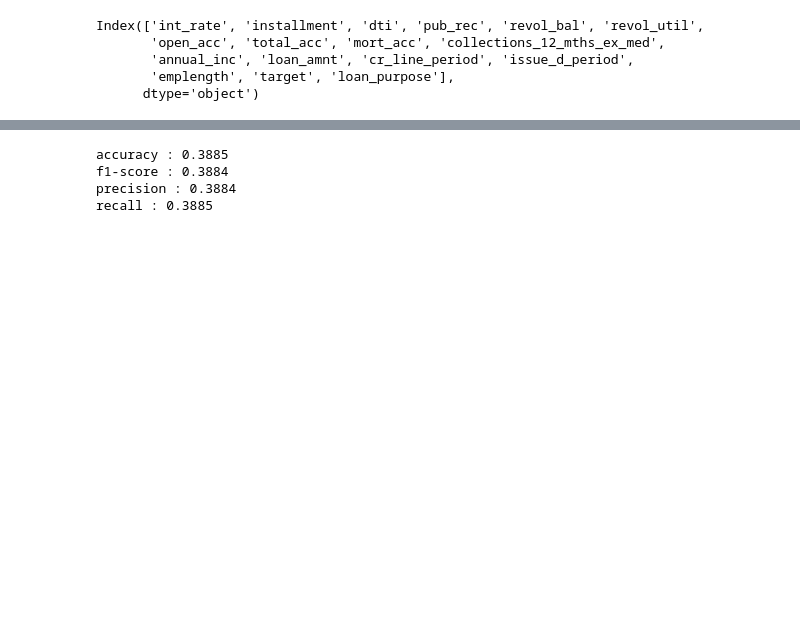
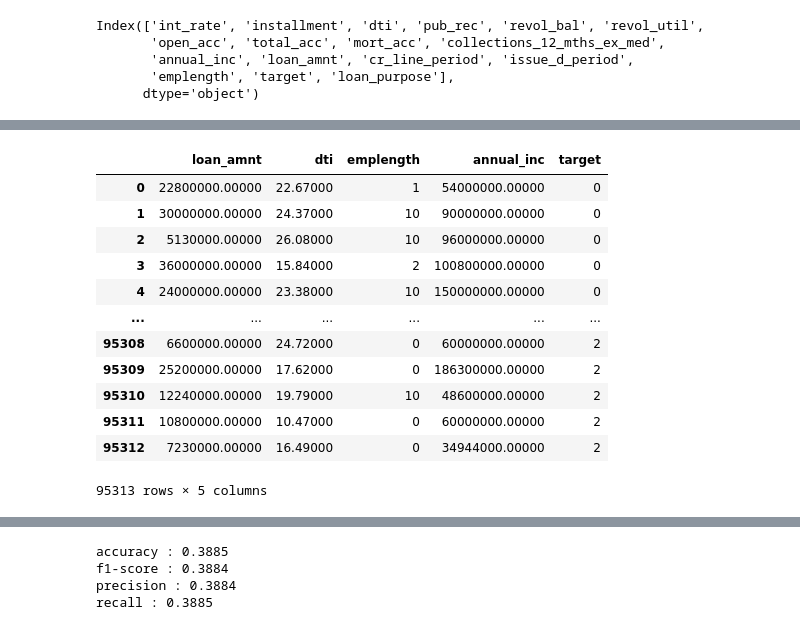
Before and after one commit to oeloanja/ML_screening, a Jupyter notebook: tool_screening.ipynb, the cells around one changed output, grey strips where cells are left out. Saved outputs shown, nothing was run; the diff lists cells and outputs as text; code cells hidden in the pictures; blank space fills up the shorter version.

```diff
--- a/tool_screening.ipynb
+++ b/tool_screening.ipynb
@@ -30,4 +30,20 @@ data_fin.describe()
 | max | 48000000.00000 | 999.00000 | 10.00000 | 11487686400.00000 | 2.00000 |
+# %%
+data_fin
+# %% [output]
+|  | loan_amnt | dti | emplength | annual_inc | target |
+| 0 | 22800000.00000 | 22.67000 | 1 | 54000000.00000 | 0 |
+| 1 | 30000000.00000 | 24.37000 | 10 | 90000000.00000 | 0 |
+| 2 | 5130000.00000 | 26.08000 | 10 | 96000000.00000 | 0 |
+| 3 | 36000000.00000 | 15.84000 | 2 | 100800000.00000 | 0 |
+| 4 | 24000000.00000 | 23.38000 | 10 | 150000000.00000 | 0 |
+| ... | ... | ... | ... | ... | ... |
+| 95308 | 6600000.00000 | 24.72000 | 0 | 60000000.00000 | 2 |
+| 95309 | 25200000.00000 | 17.62000 | 0 | 186300000.00000 | 2 |
+| 95310 | 12240000.00000 | 19.79000 | 10 | 48600000.00000 | 2 |
+| 95311 | 10800000.00000 | 10.47000 | 0 | 60000000.00000 | 2 |
+| 95312 | 7230000.00000 | 16.49000 | 0 | 34944000.00000 | 2 |
+95313 rows × 5 columns
 # %%
 y = data_fin[['target']]
 x = data_fin.drop('target', axis = 1)
```
Also changed, not shown: parts of 14 cells of this notebook, 1 other file.
